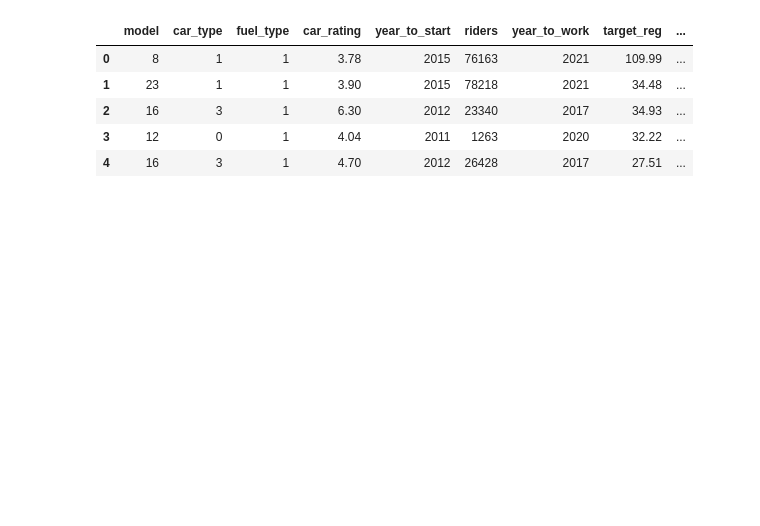
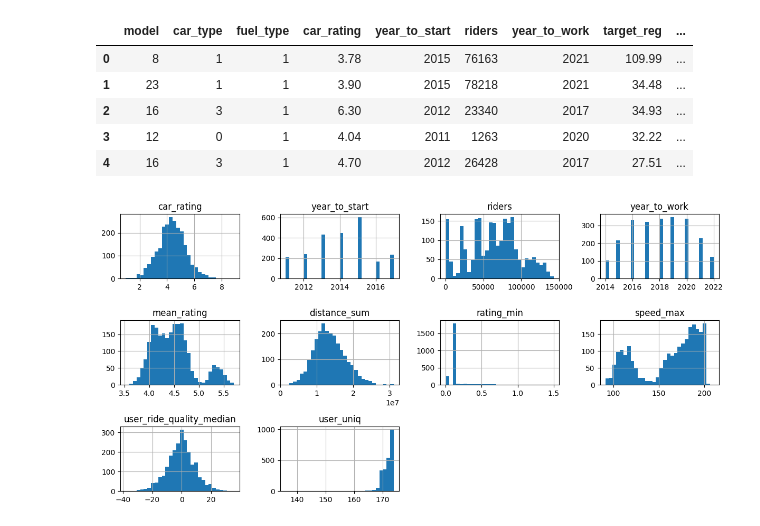
Before and after one commit to meshvedov/competition-ds, a Jupyter notebook: 4.4_boosting.ipynb, the cells around one changed output. Saved outputs shown, nothing was run; the diff lists cells and outputs as text; code cells hidden in the pictures; blank space fills up the shorter version.

```diff
--- a/4.4_boosting.ipynb
+++ b/4.4_boosting.ipynb
@@ -62,3 +70,11 @@ df_train_coder.head()
 | 2 | 16 | 3 | 1 | 6.30 | 2012 | 23340 | 2017 | 34.93 | ... |
 | 3 | 12 | 0 | 1 | 4.04 | 2011 | 1263 | 2020 | 32.22 | ... |
 | 4 | 16 | 3 | 1 | 4.70 | 2012 | 26428 | 2017 | 27.51 | ... |
+# %%
+X = df_train_coder.drop('target_reg', axis=1)
+y = df_train_coder.target_reg
+# %%
+X.hist(bins=30, layout=(-1, 4), figsize=(12, 6))
+plt.tight_layout()
+# %% [output]
+[figure, added]
```
Also changed, not shown: parts of 8 cells of this notebook.
